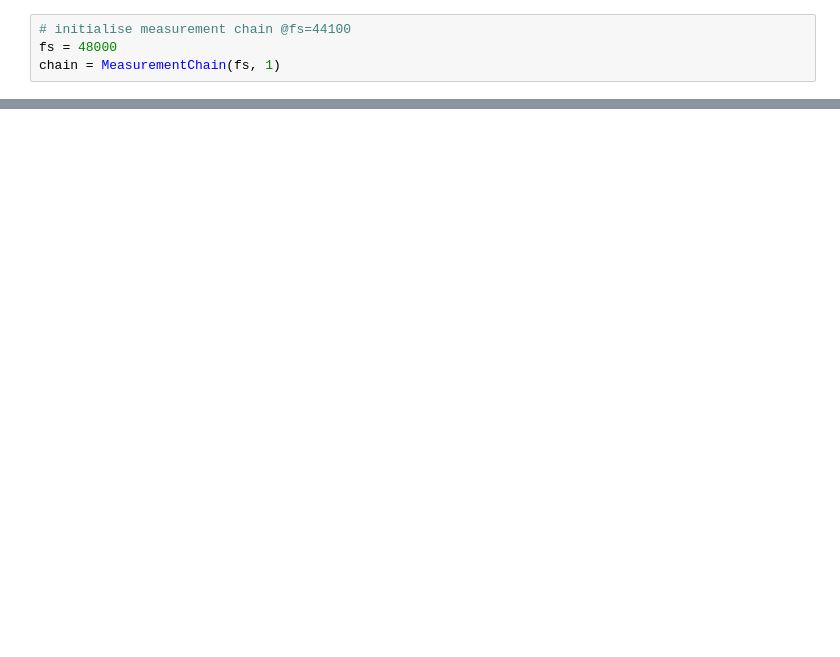
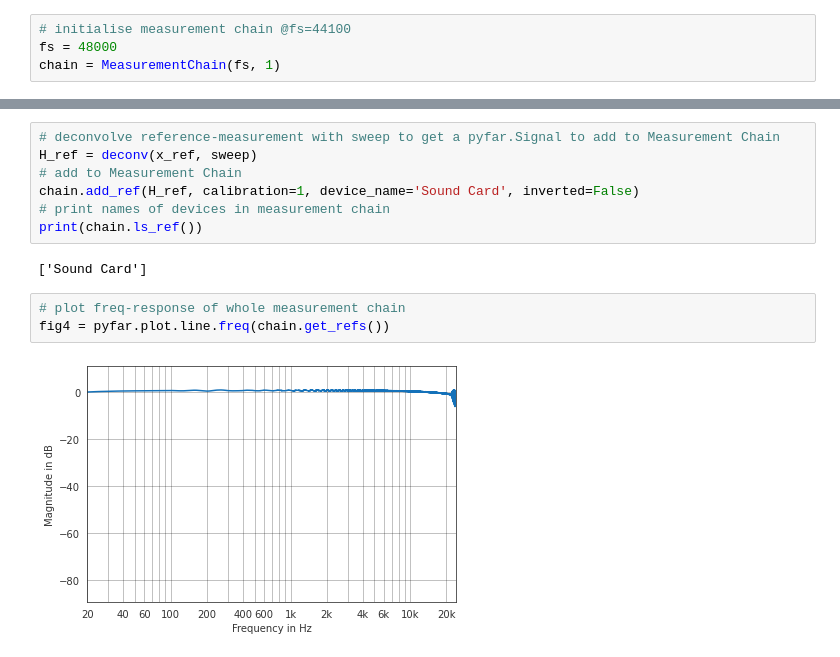
Before and after one commit to pyfar-seminar/mestopy, a Jupyter notebook: mestopy_demo.ipynb, the cells around one changed output, grey strips where cells are left out. Drawn from its saved outputs; the diff is of its cells as text; blank space fills up the shorter version.

```diff
--- a/mestopy_demo.ipynb
+++ b/mestopy_demo.ipynb
@@ -123 +136,15 @@ fig2 = pyfar.plot.line.time(x_ref)
+# %%
+# deconvolve reference-measurement with sweep to get a pyfar.Signal to add to Measurement Chain
+H_ref = deconv(x_ref, sweep)
+# add to Measurement Chain
+chain.add_ref(H_ref, calibration=1, device_name='Sound Card', inverted=False)
+# print names of devices in measurement chain
+print(chain.ls_ref())
+# %% [output]
+['Sound Card']
+# %%
+# plot freq-response of whole measurement chain
+fig4 = pyfar.plot.line.freq(chain.get_refs())
+# %% [output]
+[figure, added]
 # %%
```
Also changed, not shown: parts of 25 cells of this notebook, 1 other file.
